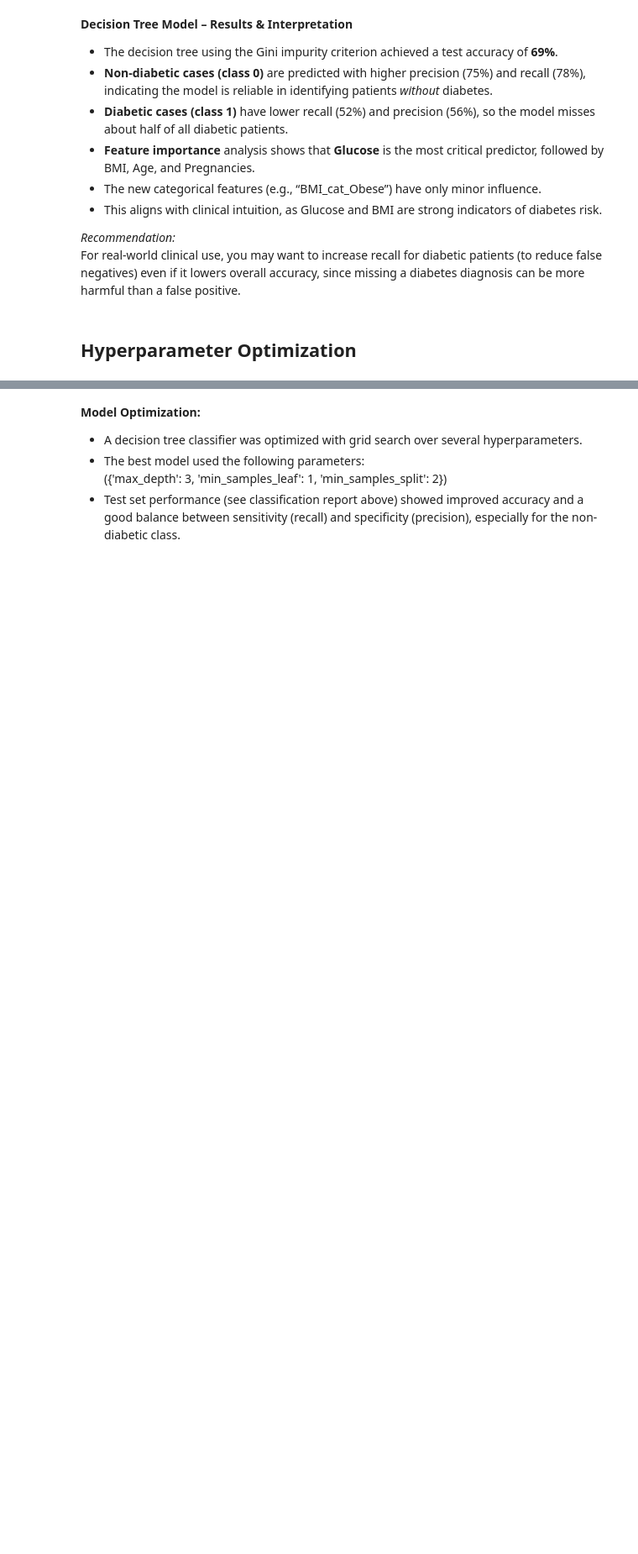
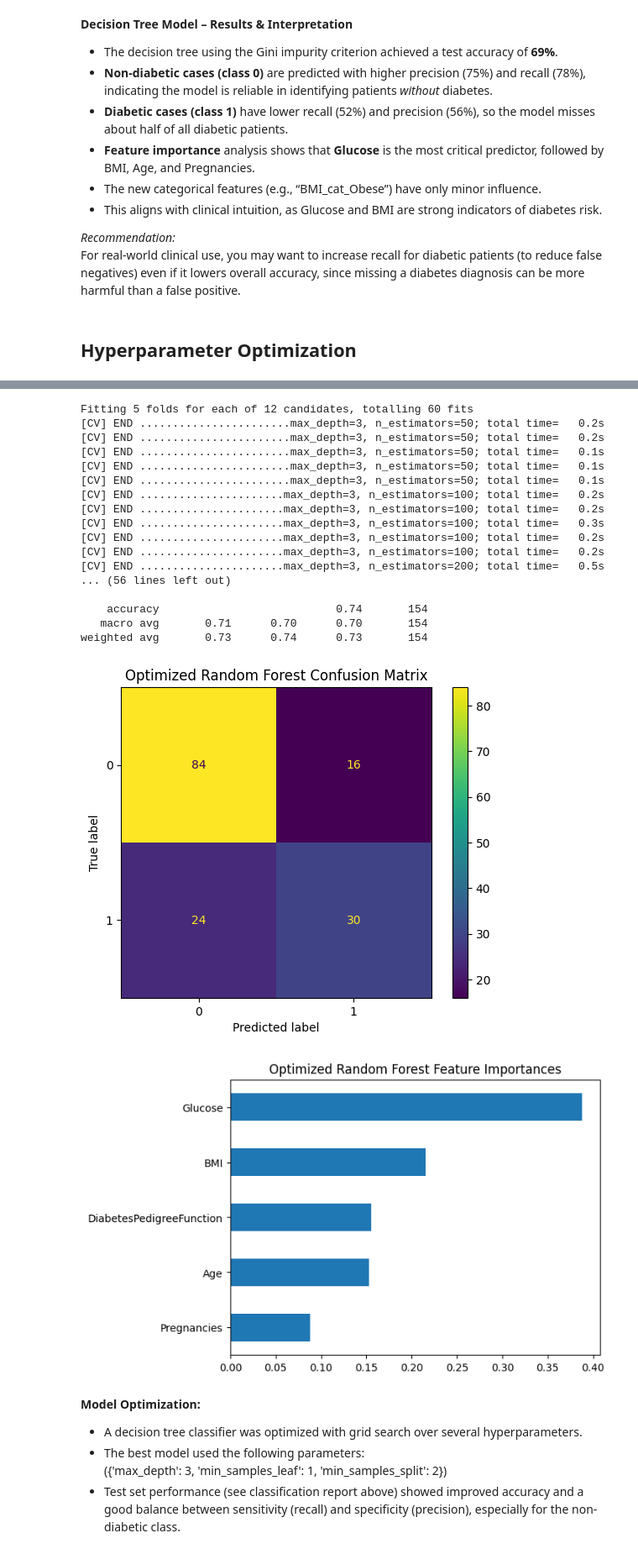
Before and after one commit to 4GeeksAcademy/ginotomasd-randomforestproject, a Jupyter notebook: src/project.ipynb, the cells around one changed output, grey strips where cells are left out. Shown at 84% size. Cells and saved outputs as stored; diff of their text form; code cells hidden in the pictures; blank space fills up the shorter version.

```diff
--- a/project.ipynb
+++ b/src/project.ipynb
@@ -621,3 +580,70 @@ weighted avg       0.68      0.69      0.65       154
+# %%
+from sklearn.ensemble import RandomForestClassifier
+from sklearn.model_selection import GridSearchCV
+
+# Define the parameter grid for optimization
+param_grid = {
+    'n_estimators': [50, 100, 200],
+    'max_depth': [3, 5, 7, None]
+}
+
+rf = RandomForestClassifier(random_state=42, n_jobs=-1)
+
+grid_search = GridSearchCV(
+    rf,
+    param_grid,
+    cv=5,
+    scoring='accuracy',
+    n_jobs=-1,
+    verbose=2
+)
+
+grid_search.fit(X_train, y_train)
+
+# Best hyperparameters
+print("Best parameters:", grid_search.best_params_)
+print("Best cross-validated score:", grid_search.best_score_)
+
+# Evaluate the best estimator on test set
+best_rf = grid_search.best_estimator_
+y_pred = best_rf.predict(X_test)
+
+from sklearn.metrics import accuracy_score, classification_report, ConfusionMatrixDisplay
+
+print("Test set accuracy:", accuracy_score(y_test, y_pred))
+print(classification_report(y_test, y_pred, target_names=['Non-diabetic', 'Diabetic']))
+ConfusionMatrixDisplay.from_estimator(best_rf, X_test, y_test)
+plt.title("Optimized Random Forest Confusion Matrix")
+plt.show()
+
+# Feature importances (optional)
+import pandas as pd
+import matplotlib.pyplot as plt
+
+importances = pd.Series(best_rf.feature_importances_, index=X_train.columns)
+importances.sort_values().plot(kind='barh')
+plt.title("Optimized Random Forest Feature Importances")
+plt.show()
+# %% [output]
+Fitting 5 folds for each of 12 candidates, totalling 60 fits
+[CV] END .......................max_depth=3, n_estimators=50; total time=   0.2s
+[CV] END .......................max_depth=3, n_estimators=50; total time=   0.2s
+[CV] END .......................max_depth=3, n_estimators=50; total time=   0.1s
+[CV] END .......................max_depth=3, n_estimators=50; total time=   0.1s
+[CV] END .......................max_depth=3, n_estimators=50; total time=   0.1s
+[CV] END ......................max_depth=3, n_estimators=100; total time=   0.2s
+[CV] END ......................max_depth=3, n_estimators=100; total time=   0.2s
+[CV] END ......................max_depth=3, n_estimators=100; total time=   0.3s
+[CV] END ......................max_depth=3, n_estimators=100; total time=   0.2s
+[CV] END ......................max_depth=3, n_estimators=100; total time=   0.2s
+[CV] END ......................max_depth=3, n_estimators=200; total time=   0.5s
+... (56 lines left out)
+
+    accuracy                           0.74       154
+   macro avg       0.71      0.70      0.70       154
+weighted avg       0.73      0.74      0.73       154
+[figure, added]
+[figure, added]
 # %% [markdown]
 **Model Optimization:**
 - A decision tree classifier was optimized with grid search over several hyperparameters.
```
Also changed, not shown: parts of 7 cells of this notebook.
